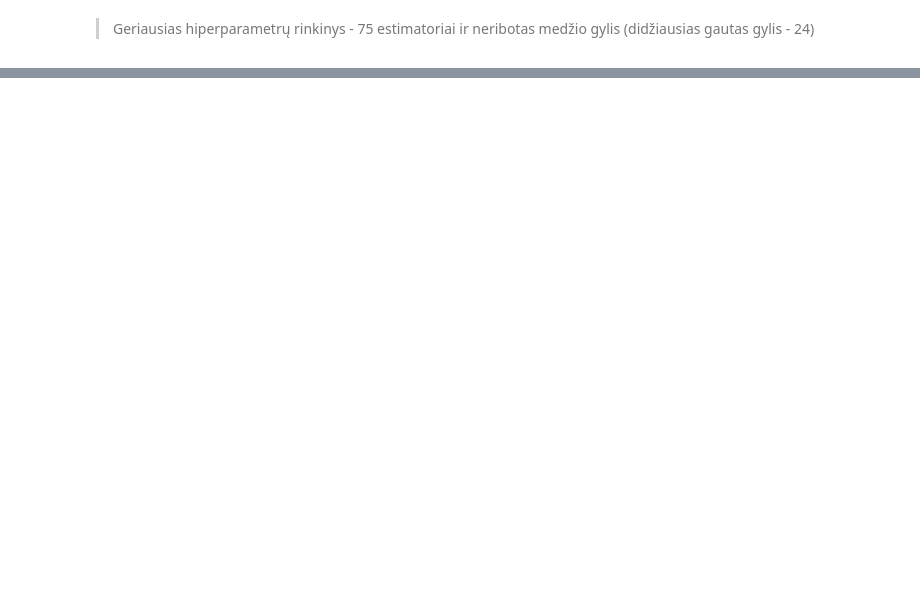
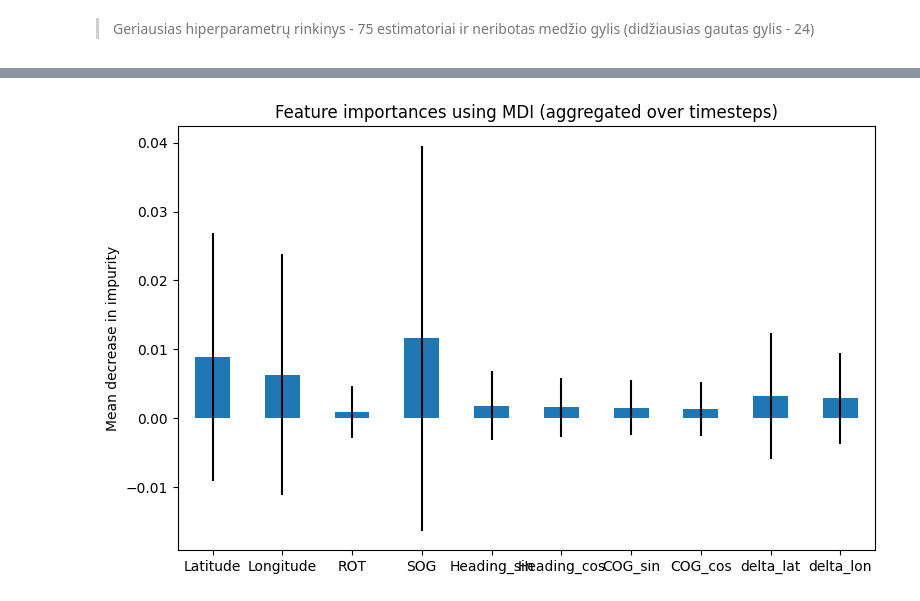
Before and after one commit to lukasjanusauskas/ais-duomenu-vizualizavimas, a Jupyter notebook: 4 Lab/RF.ipynb, the cells around one changed output, grey strips where cells are left out. Saved outputs shown, nothing was run; the diff lists cells and outputs as text; code cells hidden in the pictures; blank space fills up the shorter version.

Commit message:
RF feature importance

```diff
--- a/4 Lab/RF.ipynb
+++ b/4 Lab/RF.ipynb
@@ -418,0 +419,30 @@ print(pivot_df.to_string(index=False))
+# %%
+n_timesteps = original_data.shape[1]  # 25
+n_features  = original_data.shape[2]  # 10
+feature_names_short = [
+    'Latitude', 'Longitude', 'ROT',
+    'SOG', 'Heading_sin', 'Heading_cos',
+    'COG_sin', 'COG_cos', 'delta_lat', 'delta_lon'
+]
+
+# Reshape to (250,) -> (25, 10) and average over timesteps
+imp_2d = rf_optim.feature_importances_.reshape(n_timesteps, n_features)
+std_2d = np.std(
+    [tree.feature_importances_.reshape(n_timesteps, n_features)
+     for tree in rf_optim.estimators_], axis=0
+)
+
+importances_agg = imp_2d.mean(axis=0)   # shape (10,)
+std_agg         = std_2d.mean(axis=0)   # shape (10,)
+
+forest_importances = pd.Series(importances_agg, index=feature_names_short)
+
+fig, ax = plt.subplots(figsize=(8, 5))
+forest_importances.plot.bar(yerr=std_agg, ax=ax)
+ax.set_title("Feature importances using MDI (aggregated over timesteps)")
+ax.set_ylabel("Mean decrease in impurity")
+ax.tick_params(axis='x', rotation=0)
+fig.tight_layout()
+plt.show()
+# %% [output]
+[figure, added]
```
Also changed, not shown: parts of 12 cells of this notebook, 1 other file.
